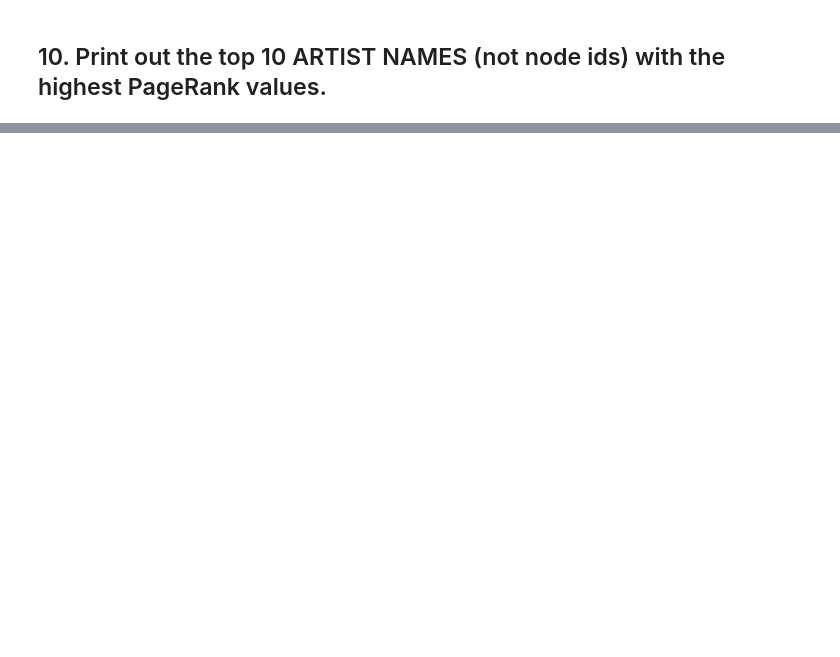
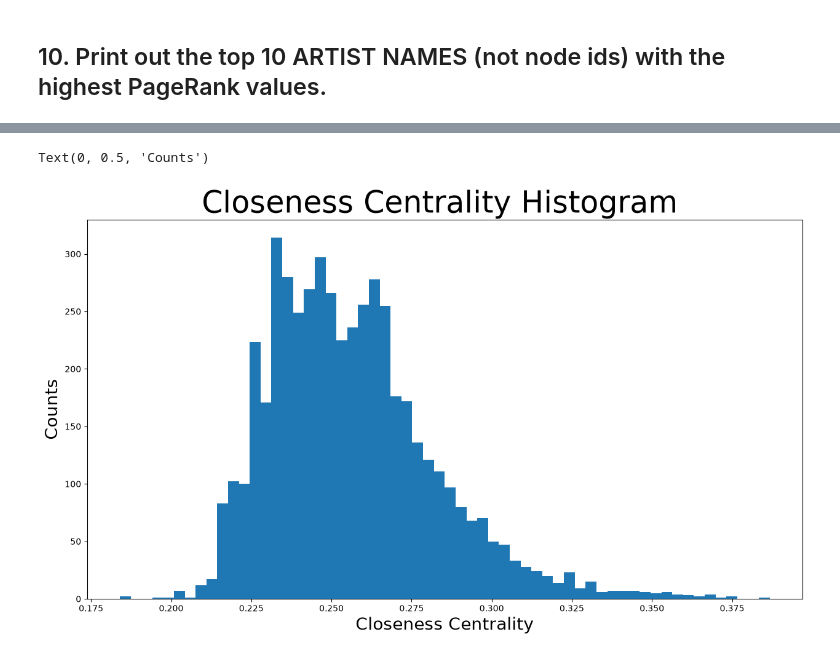
Before and after one commit to AndresAriasM/FAU_course_projects, a Jupyter notebook: SocialNetworks_BigData/Assignment_2/graphs_v2.ipynb, the cells around one changed output, grey strips where cells are left out. Cells and saved outputs as stored; diff of their text form; code cells hidden in the pictures; blank space fills up the shorter version.

```diff
--- a/SocialNetworks_BigData/Assignment_2/graphs_v2.ipynb
+++ b/SocialNetworks_BigData/Assignment_2/graphs_v2.ipynb
@@ -211,0 +262,10 @@ Top 10 artists by pagerank
+# %%
+# 12.3 Closeness centrality - Code taken from course slides
+plt.figure(figsize=(15, 8))
+plt.hist(closeness_centrality.values(), bins=60)
+plt.title("Closeness Centrality Histogram ", fontdict={"size": 35}, loc="center")
+plt.xlabel("Closeness Centrality", fontdict={"size": 20})
+plt.ylabel("Counts", fontdict={"size": 20})
+# %% [output]
+Text(0, 0.5, 'Counts')
+[figure, added]
```
Also changed, not shown: parts of 59 cells of this notebook.
